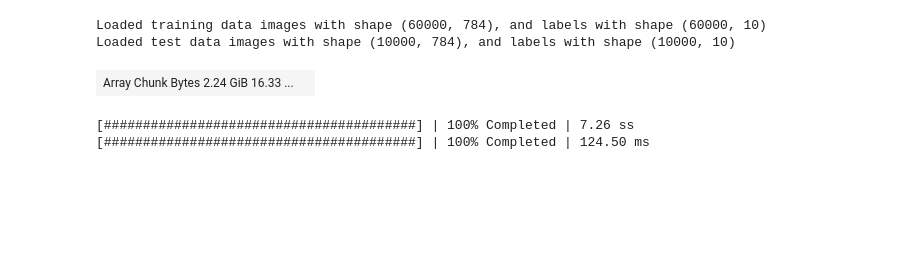
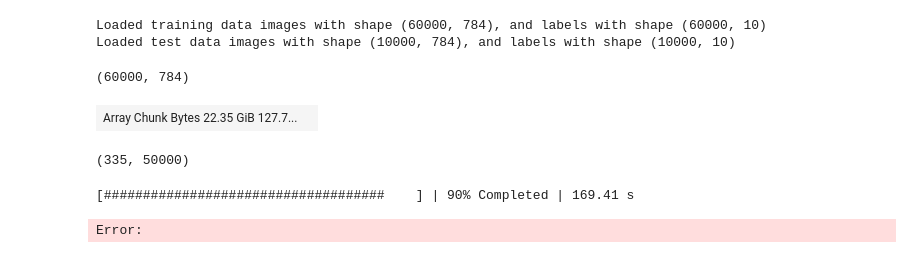
Before and after one commit to Fritz17236/untitled, a Jupyter notebook: scratch.ipynb, the cells around one changed output. Saved outputs shown, nothing was run; the diff lists cells and outputs as text; code cells hidden in the pictures; blank space fills up the shorter version.

```diff
--- a/scratch.ipynb
+++ b/scratch.ipynb
@@ -79,44 +79,56 @@ def get_neurons(config):
 # %% [output]
 Loaded training data images with shape (60000, 784), and labels with shape (60000, 10)
 Loaded test data images with shape (10000, 784), and labels with shape (10000, 10)
+# %%
+imgs_train.shape
+# %% [output]
+(60000, 784)
 # %%
 
 config = na.params.RegressionParams(
-    width=100,
+    width=1000,
     depth=50,
-    input_dimension=len(train_data[0][0]),
+    input_dimension=imgs_train.shape[1],
     transform_type=na.activations.TransformType.TENT,
     transform_params=na.params.TentParams(mu=1.99),
-    output_dimension=len(train_data[0][1]),
+    output_dimension=labels_train.shape[1],
     batch_size=1000,
 )
 
 
 
 neurons = get_neurons(config)
 input_acts = da.matmul(imgs_train,  neurons)
 
 acts = [input_acts]
 for j in range(config.depth - 1):
     acts.append(
             tent(
                 acts[-1],
                 config.transform_params
             )
     )
-acts = da.concatenate(acts, axis=-1)
+acts = da.concatenate(acts, axis=-1).rechunk({0:'auto', 1:-1})
 acts
 # %% [output]
-| Array Chunk Bytes 2.24 GiB 16.33 ... |  |
+| Array Chunk Bytes 22.35 GiB 127.7... |  |
+# %%
+acts.chunksize
+# %% [output]
+(335, 50000)
 # %%
 
 with ProgressBar():
     # print(type(acts.compute().compute()))
-    decoders = da.linalg.lstsq(acts.rechunk({0: 'auto', 1:-1}), imgs_train)[0]
+    # decoders = da.linalg.lstsq(acts.rechunk({0: 'auto', 1:-1}), imgs_train)[0]
+    decoders = da.linalg.lstsq(
+            acts,
+            imgs_train.rechunk({0:acts.chunksize[0], 1:-1})
+        )[0]
     decoders.to_zarr("decoder.zarr")
 # %% [output]
-[########################################] | 100% Completed | 7.26 ss
-[########################################] | 100% Completed | 124.50 ms
+[####################################    ] | 90% Completed | 169.41 s
+Error:
 # %%
 type(imgs_train)
 # %%
```
Also changed, not shown: 4 other files.
